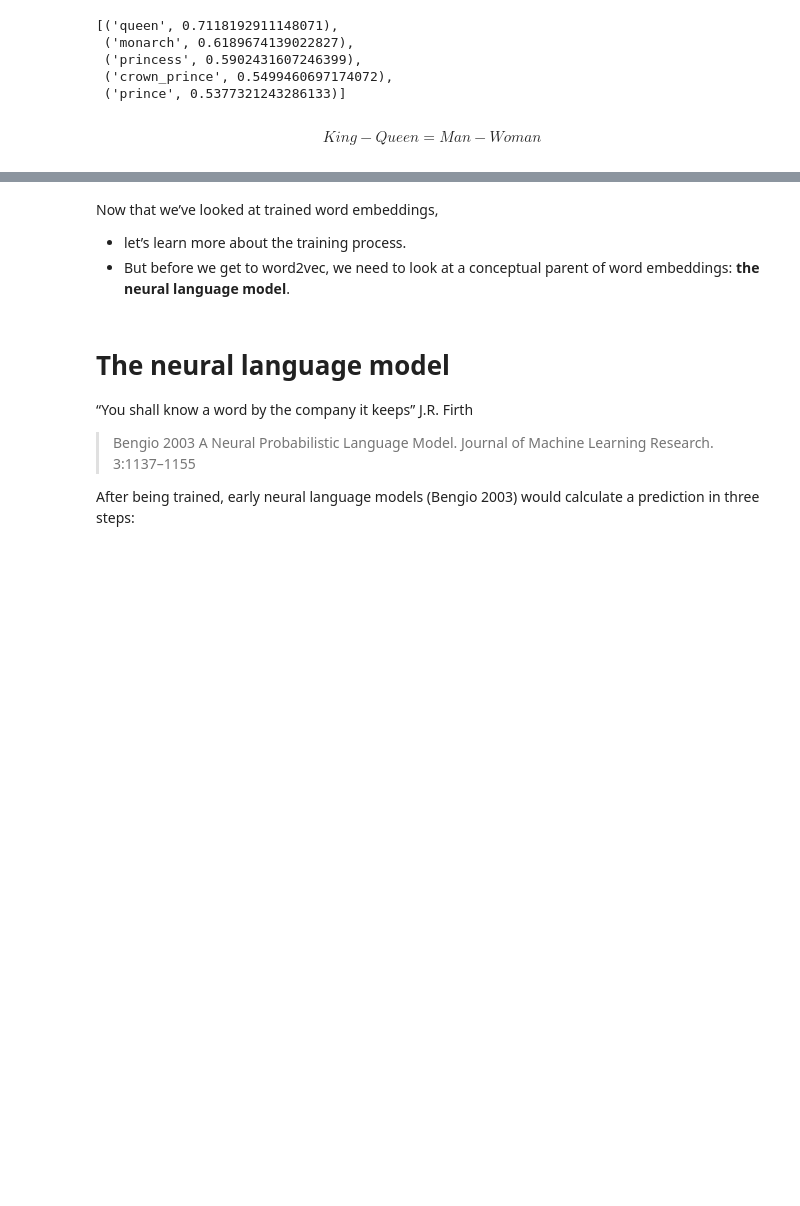
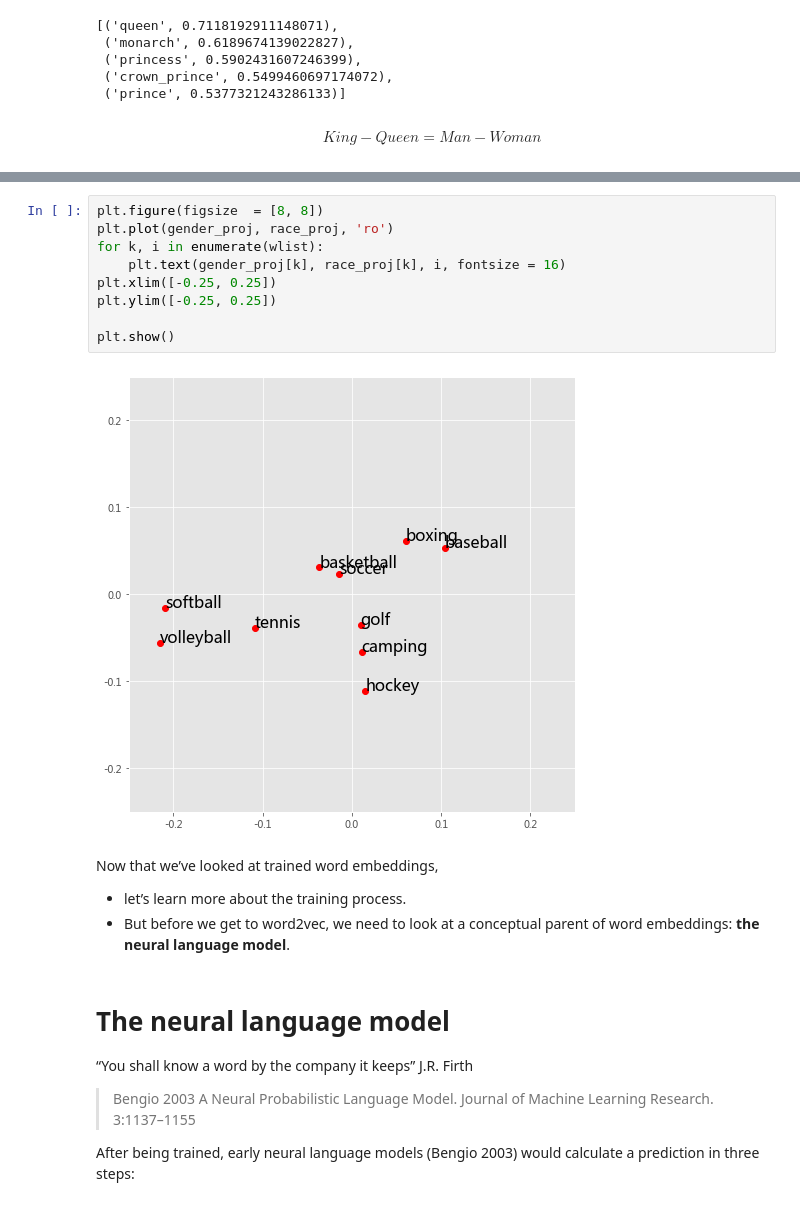
Before and after one commit to SocratesClub/css, a Jupyter notebook: notebook/09-word2vec.ipynb, the cells around one changed output, grey strips where cells are left out. Cells and saved outputs as stored; diff of their text form; blank space fills up the shorter version.

```diff
--- a/notebook/09-word2vec.ipynb
+++ b/notebook/09-word2vec.ipynb
@@ -210,3 +299,14 @@ $$King- Queen = Man - Woman$$
+# %%
+plt.figure(figsize  = [8, 8])
+plt.plot(gender_proj, race_proj, 'ro')
+for k, i in enumerate(wlist):
+    plt.text(gender_proj[k], race_proj[k], i, fontsize = 16)
+plt.xlim([-0.25, 0.25])
+plt.ylim([-0.25, 0.25])
+
+plt.show()
+# %% [output]
+[figure, added]
 # %% [markdown]
 Now that we’ve looked at trained word embeddings,
 
```
Also changed, not shown: parts of 12 cells of this notebook, 10 other files.
